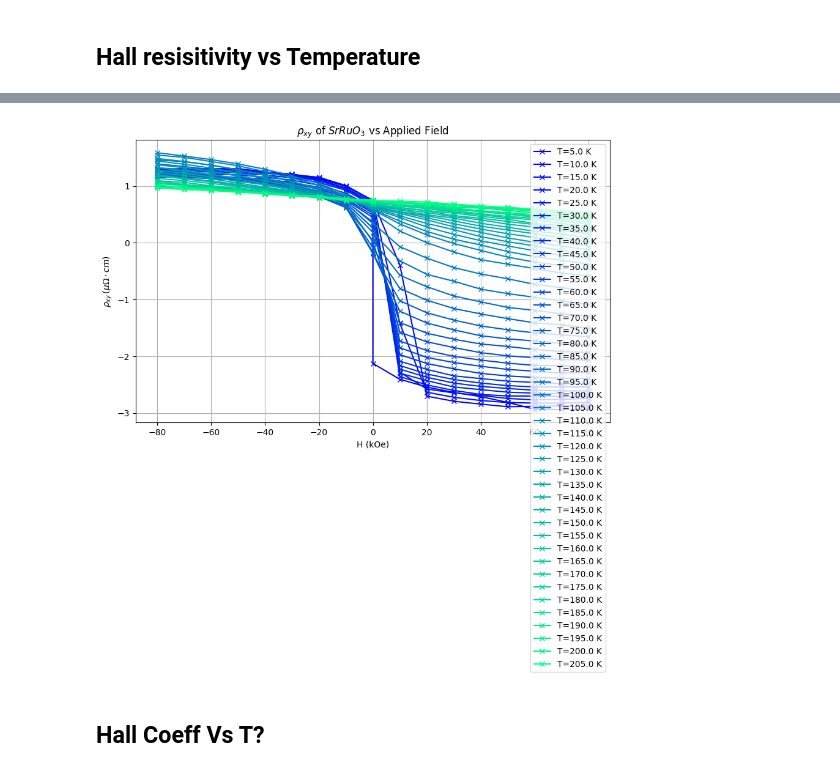
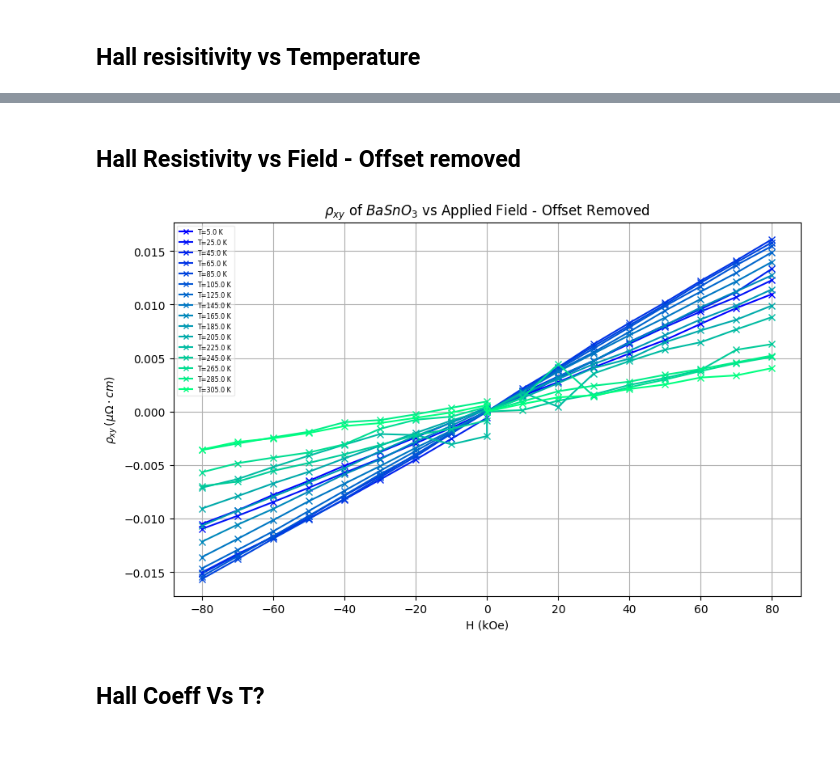
Before and after one commit to hc3413/Electronic_properties_of_thin_films, a Jupyter notebook: Analysis.ipynb, the cells around one changed output, grey strips where cells are left out. Drawn from its saved outputs; the diff is of its cells as text; code cells hidden in the pictures; blank space fills up the shorter version.

```diff
--- a/Analysis.ipynb
+++ b/Analysis.ipynb
@@ -1,5 +1,5 @@
 # %%
-#source EPOTFenv/bin/activate (launching and exiting the virtual environment containing the required modules, stored in the working directory for VNA_Analysis)
+#source EPOTFenv/bin/activate (launching and exiting the virtual environment containing the required modules, stored in the working directory)
 #EPOTFenv/bin/python your_script.py - for running a script in the virtual environment
 #source deactivate
 
@@ -10,15 +10,19 @@ from import_dep import *
 import functions
 
 # Define the path to the output directory where data is saved
-path_out =  ('/Users/horatiocox/Desktop/RUG Postdoc/Experiments/Electrical/VDP_JT029_SrRuO3/Output/')
+path_out =  ('/Users/horatiocox/Desktop/RUG Postdoc/Experiments/Electrical/VDP_HC003_051124/Output/')
 # Define the path to the directories containing the experimental data
 directory_1 = Path('/Users/horatiocox/Desktop/Electronic_properties_of_thin_films/Data/')
 
-material_title = '$SrRuO_3$' # Material to be added to plot titles
-plot_data = False # set to True to plot the data
-plot_string = 'JT029_SrRuO3_LowT' # string to be used at the start of the figure file name
+plot_data = False # set to True to plot the data and export to path_out
 fig_format = 'png' # format of the figure to be saved
-plot_transparency = True # set to True to make the data points transparent
+plot_transparency = True # set to True to make the data plots transparent
+
+powerpoint_data = False # set to True to export the data to a powerpoint presentation and export to path_out
+
+material_title = '$BaSnO_3$' # Material to be added to plot titles
+plot_string = 'HC003_BaSnO3' # string to be used at the start of the figure file name
+film_thickness = 1e-9 # Film thickness in meters
 # %% [markdown]
 ## Import Measurement Data
 # %%
@@ -73,9 +73,9 @@ Is this correct?
 # %% [markdown]
 ## Calculate Van der Pauw Resistivity
 # %%
-film_thickness = 14e-9 # Film thickness in meters
+
 
 [res_data, res_data_df, R_squared_res] = functions.vdp_resistivity(data_np, film_thickness, ctf, tf_av)
 
-print(res_data_df.head(10))
+print(res_data_df.head(5))
 # %% [output]
@@ -265,15 +271,15 @@ markers = markers = ['+','.','*', ',', 'o', 'v', '^', '<', '>', '1', '2', '3', '
 for t_count, t in enumerate(ctf[1], start=0):
     if t>1:
         # Add a plot of magnetoresistance vs field strength for each loop of temperature (excluding last field point which is repeat of B=0)
-        ax.plot(ctf[2][:-1]*10, mag_res[t_count,:-1,2], marker='*', color=c_val[t_count], label = f'T={t} K')
+        ax.plot(ctf[2][:]*10, mag_res[t_count,:,2], marker='*', color=c_val[t_count], label = f'T={t} K')
         #plot repeat point of B=0 with an x marker to show the difference between two B=0 points
-        ax.scatter(ctf[2][-1]*10, mag_res[t_count,-1,2], marker='x', color=c_val[t_count])
+        #ax.scatter(ctf[2][int(ctf[5]/2)]*10, mag_res[t_count,int(ctf[5]/2),2], marker='x', color=c_val[t_count])
 
 
 ax.set_xlabel('H (kOe)')
 ax.set_ylabel(r'Magnetoresistance (%)')
 ax.set_title(r'$100 \cdot \frac{\rho_{B} - \rho_{0}}{\rho_{0}}$ vs Temperature')
-#ax.legend()
+ax.legend(loc = 'best', framealpha=0.4)
 plt.show()
 
 if plot_data == True:
@@ -484,45 +588,48 @@ if plot_data == True:
+# %% [markdown]
+## Hall Resistivity vs Field - Offset removed
 # %%
 #ctf = [current_unique, temp_unique, field_unique, current_no, temp_no, field_no]
 
 # Create a figure and axis
-fig9 = plt.figure(figsize=(10, 6))
-ax = fig9.add_subplot(111)  # Create a single subplot
+fig10 = plt.figure(figsize=(10, 6))
+ax = fig10.add_subplot(111)  # Create a single subplot
 
 #c_val = plt.cm.jet(np.linspace(0,1,num_field_points))
 # Generating one set of colors for increasing positive field and one set for decreasing negative field
 # higher field is brighter color in both cases
 c_val = plt.get_cmap('winter')(np.linspace(0, 1, ctf[4]))
 
 
 # Create separate marker arrays for positive and negative fields stiched together
 markers = ['x'] * ctf[4]
 
 
 for t_count, t in enumerate(ctf[1], start=0):
     if t > 1:
         index = t_count * ctf[5]
         # Plot rho_film vs Temp
-        ax.plot(hall_data[index:index+ctf[5],1]*10, hall_data[index:index+ctf[5],6]*1e8, marker=markers[t_count], color=c_val[t_count], label = f'T={np.round(t,decimals=0)} K')
+        ax.plot(hall_data[index:index+ctf[5],1]*10, (hall_data[index:index+ctf[5],6]-hall_data[index+int(ctf[5]/2),6])*1e8, marker=markers[t_count], color=c_val[t_count], label = f'T={np.round(t,decimals=0)} K')
+
 # Set labels and title
 ax.set_xlabel('H (kOe)')
 ax.set_ylabel(r'$\rho_{xy}\,(\mu \Omega \cdot cm)$')
-ax.set_title(r'$\rho_{xy}$' f' of {material_title} vs Applied Field')
+ax.set_title(r'$\rho_{xy}$' f' of {material_title} vs Applied Field - Offset Removed')
 # ax.set_xlim(0,100)
 # ax.set_ylim(1425,1525)
 
 # Add a grid
 ax.grid(True)
 
 # Add a legend
-ax.legend()
+ax.legend(loc = 'best', framealpha=0.4, markerscale=0.8, fontsize='xx-small')
 
 # Show the plot
 plt.show()
 
 if plot_data == True:
-    fig9.savefig(Path(path_out).joinpath(f'{plot_string}_rho_xy_vs_field.{fig_format}'), dpi=300, bbox_inches='tight', transparent=plot_transparency)
+    fig10.savefig(Path(path_out).joinpath(f'{plot_string}_rho_xy_vs_field_0offset.{fig_format}'), dpi=300, bbox_inches='tight', transparent=plot_transparency)
 # %% [output]
-[figure, old version]
+[figure, new version]
 # %% [markdown]
 ## Hall Coeff Vs T?
 # %%
```
Also changed, not shown: parts of 25 cells of this notebook, 31 other files.
